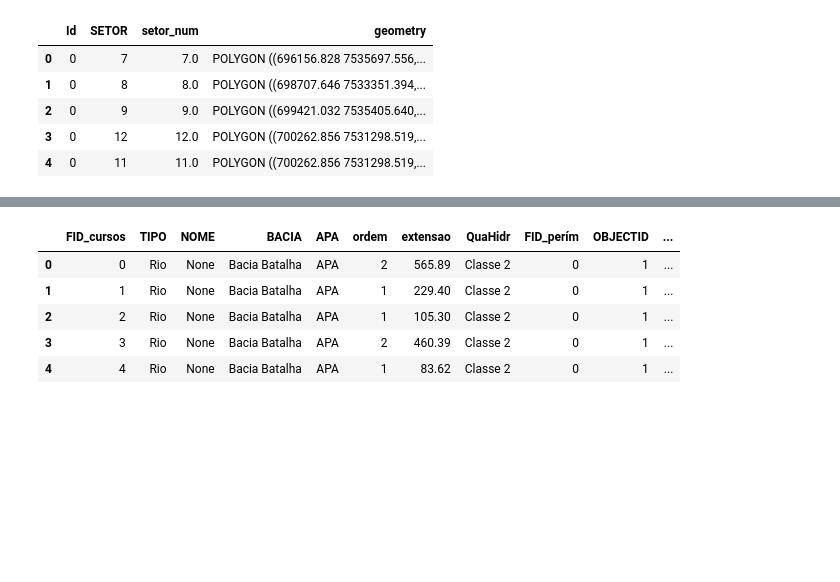
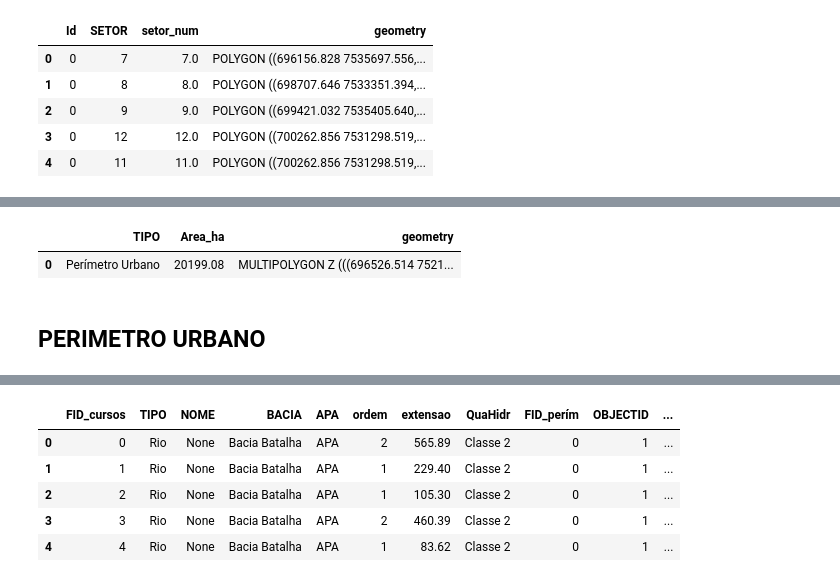
Before and after one commit to micazev/geospatial-data-exploration-bauru, a Jupyter notebook: Bauru.ipynb, the cells around one changed output, grey strips where cells are left out. Saved outputs shown, nothing was run; the diff lists cells and outputs as text; code cells hidden in the pictures; blank space fills up the shorter version.

```diff
--- a/Bauru.ipynb
+++ b/Bauru.ipynb
@@ -220,3 +218,10 @@ folium.Choropleth(geo_data=setores_planejamento,
 m_2
 # %% [output]
 [interactive output not drawn]
+# %%
+perimetro_urbano_2018.head()
+# %% [output]
+|  | TIPO | Area_ha | geometry |
+| 0 | Perímetro Urbano | 20199.08 | MULTIPOLYGON Z (((696526.514 7521... |
+# %% [markdown]
+## PERIMETRO URBANO
```
Also changed, not shown: parts of 11 cells of this notebook.
